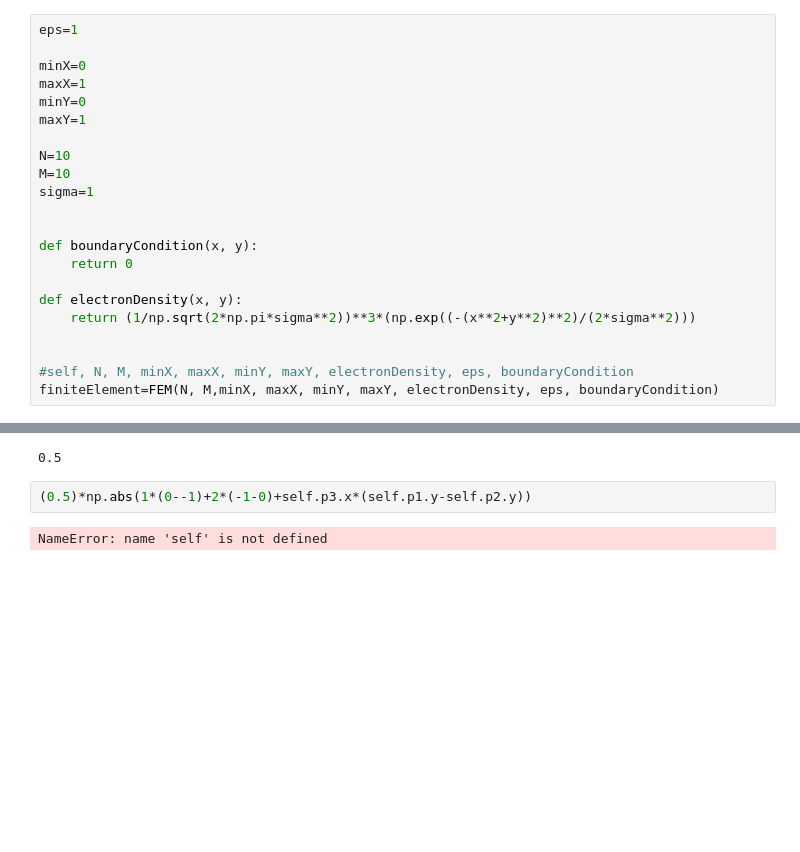
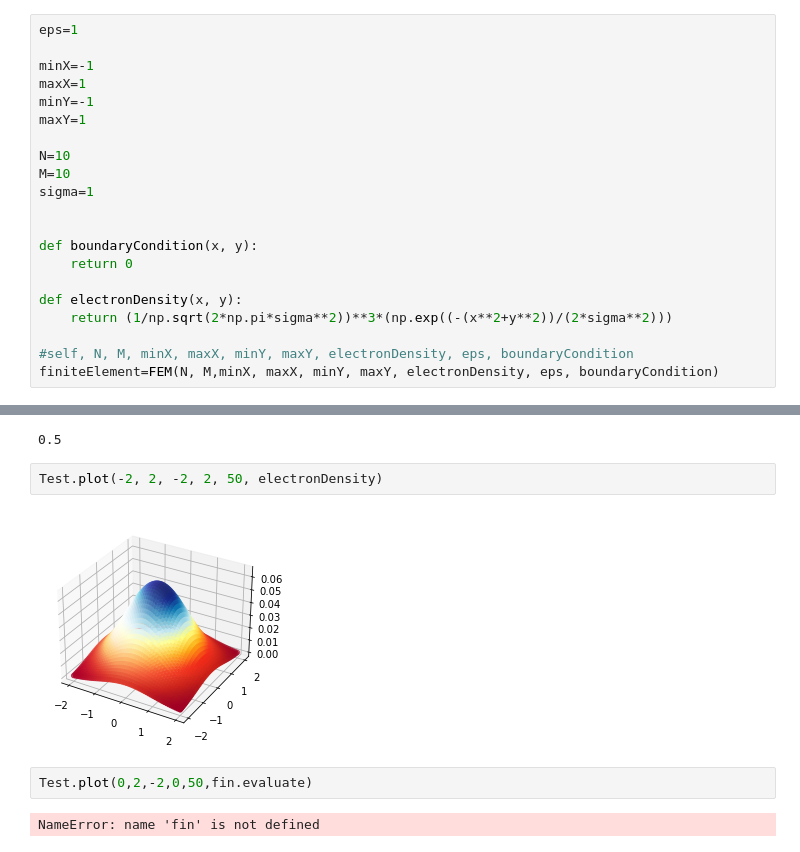
Before and after one commit to jessicajiang15/FiniteElementCode, a Jupyter notebook: FEM 2D.ipynb, the cells around one changed output, grey strips where cells are left out. Drawn from its saved outputs; the diff is of its cells as text; blank space fills up the shorter version.

```diff
--- a/FEM 2D.ipynb
+++ b/FEM 2D.ipynb
@@ -221,9 +260,9 @@ class FEM:
 # %%
 eps=1
 
-minX=0
+minX=-1
 maxX=1
-minY=0
+minY=-1
 maxY=1
 
 N=10
@@ -235,8 +274,7 @@ def boundaryCondition(x, y):
     return 0
 
 def electronDensity(x, y):
-    return (1/np.sqrt(2*np.pi*sigma**2))**3*(np.exp((-(x**2+y**2)**2)/(2*sigma**2)))
-
+    return (1/np.sqrt(2*np.pi*sigma**2))**3*(np.exp((-(x**2+y**2))/(2*sigma**2)))
 
 #self, N, M, minX, maxX, minY, maxY, electronDensity, eps, boundaryCondition
 finiteElement=FEM(N, M,minX, maxX, minY, maxY, electronDensity, eps, boundaryCondition)
@@ -353,7 +450,11 @@ True
 print(fin.tri_br.area())
 # %% [output]
 0.5
-# %%
-(0.5)*np.abs(1*(0--1)+2*(-1-0)+self.p3.x*(self.p1.y-self.p2.y))
-# %% [output]
-NameError: name 'self' is not defined
+# %%
+Test.plot(-2, 2, -2, 2, 50, electronDensity)
+# %% [output]
+[figure, added]
+# %%
+Test.plot(0,2,-2,0,50,fin.evaluate)
+# %% [output]
+NameError: name 'fin' is not defined
```
Also changed, not shown: parts of 30 cells of this notebook.
